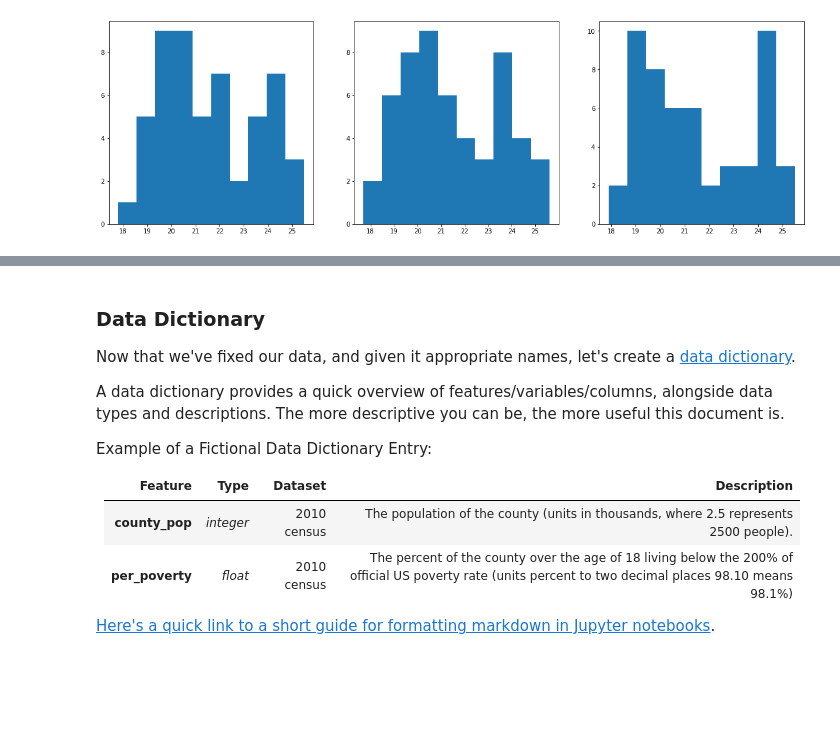
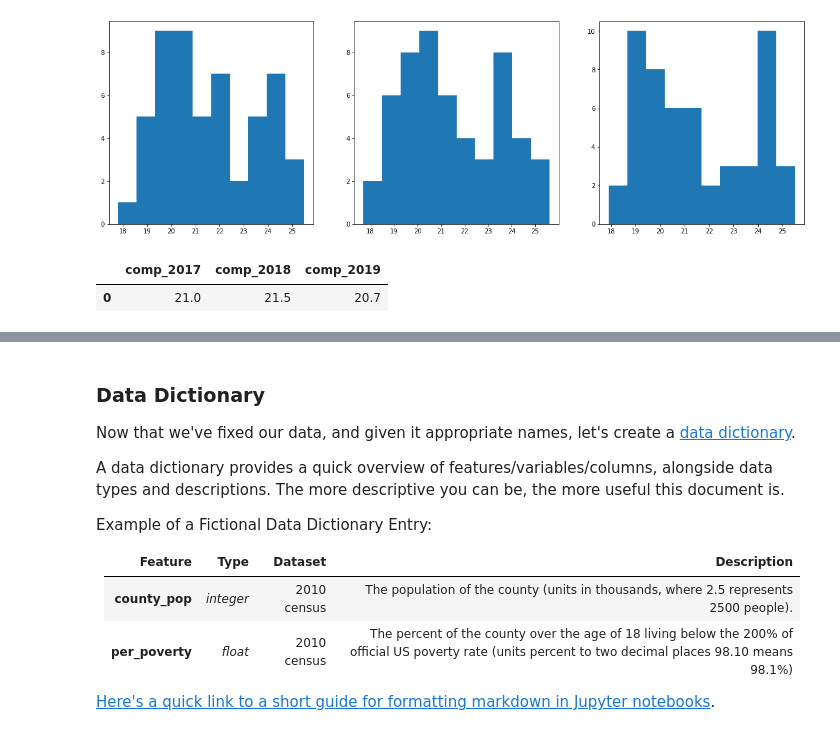
Before and after one commit to c24thomas/cali_act, a Jupyter notebook: code/starter-code.ipynb, the cells around one changed output, grey strips where cells are left out. Cells and saved outputs as stored; diff of their text form; code cells hidden in the pictures; blank space fills up the shorter version.

```diff
--- a/code/starter-code.ipynb
+++ b/code/starter-code.ipynb
@@ -334,0 +333,7 @@ sat2017.head()
+# %%
+natl = df.loc[df.state=='National']
+natl = natl.loc[:, ['comp_2017', 'comp_2018', 'comp_2019']]
+natl
+# %% [output]
+|  | comp_2017 | comp_2018 | comp_2019 |
+| 0 | 21.0 | 21.5 | 20.7 |
```
Also changed, not shown: parts of 12 cells of this notebook, 1 other file.
